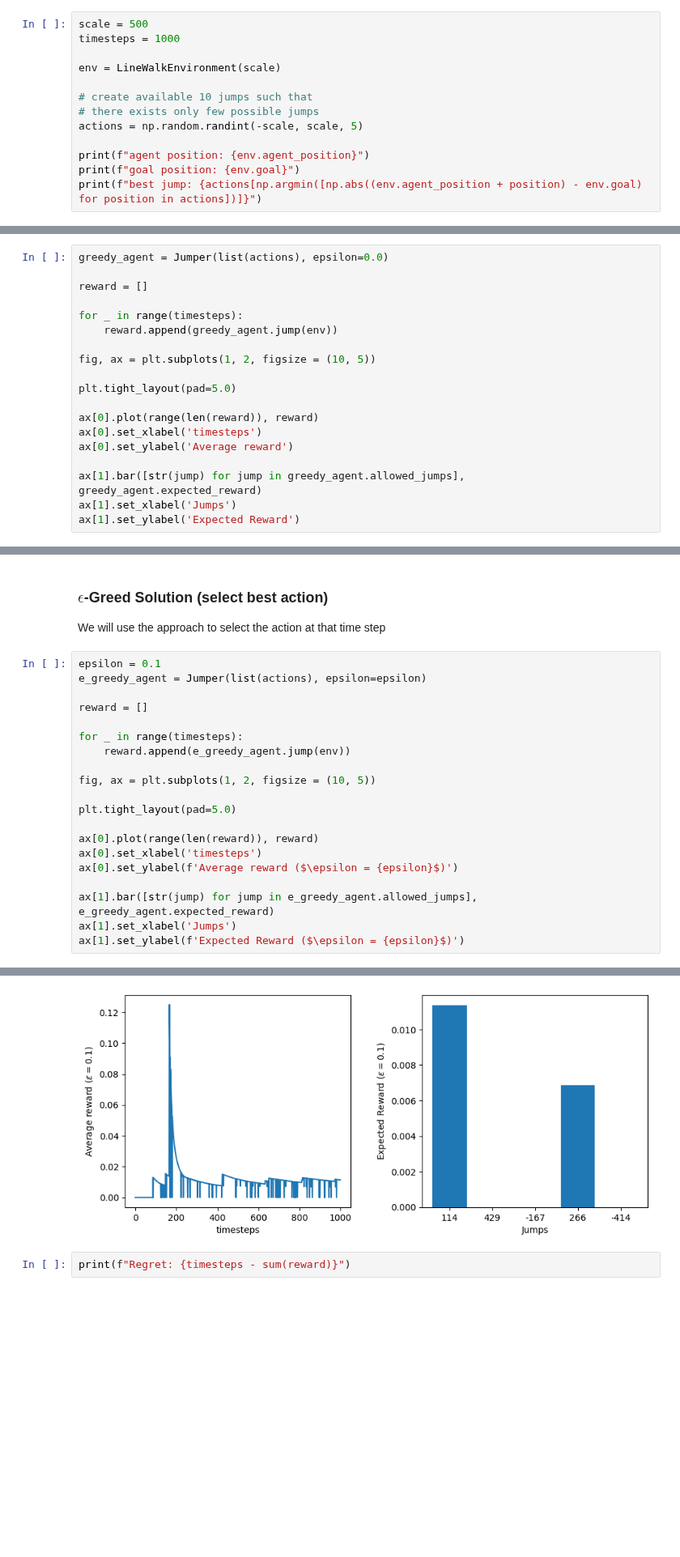
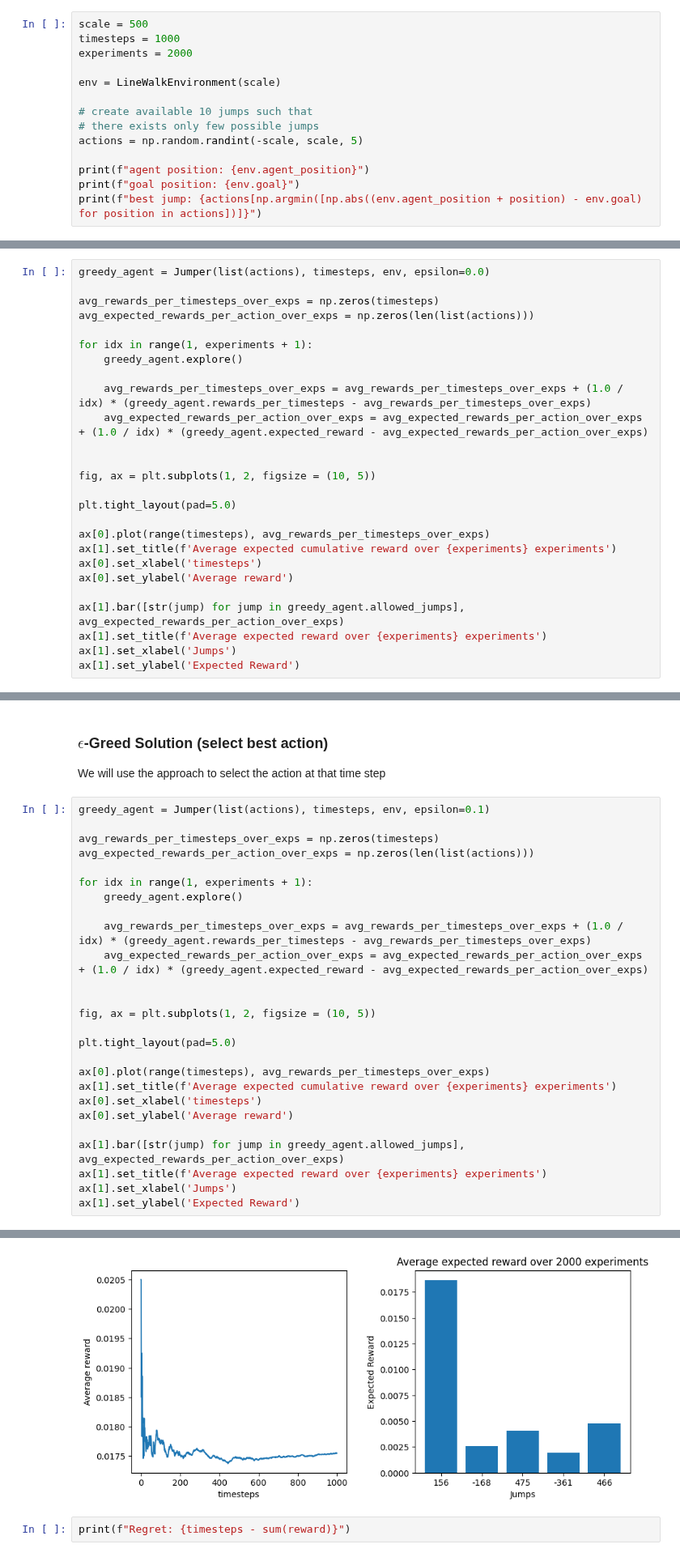
Before and after one commit to ArnolFokam/reinforcement-learning-lab, a Jupyter notebook: notebooks/multi-armed-bandits.ipynb, the cells around one changed output, grey strips where cells are left out. Shown at 81% size. Saved outputs shown, nothing was run; the diff lists cells and outputs as text; blank space fills up the shorter version.

Commit message:
add experiments

```diff
--- a/notebooks/multi-armed-bandits.ipynb
+++ b/notebooks/multi-armed-bandits.ipynb
@@ -117,6 +118,7 @@ Let us train our agent to find the best direction to walk through the path towar
 # %%
 scale = 500
 timesteps = 1000
+experiments = 2000
 
 env = LineWalkEnvironment(scale)
 
@@ -136,22 +138,29 @@ best jump: -9
 
 We will use the approach to select the action at that time step
 # %%
-greedy_agent = Jumper(list(actions), epsilon=0.0)
+greedy_agent = Jumper(list(actions), timesteps, env, epsilon=0.0)
 
-reward = []
+avg_rewards_per_timesteps_over_exps = np.zeros(timesteps)
+avg_expected_rewards_per_action_over_exps = np.zeros(len(list(actions)))
 
-for _ in range(timesteps):
-    reward.append(greedy_agent.jump(env))
+for idx in range(1, experiments + 1):
+    greedy_agent.explore()
+
+    avg_rewards_per_timesteps_over_exps = avg_rewards_per_timesteps_over_exps + (1.0 / idx) * (greedy_agent.rewards_per_timesteps - avg_rewards_per_timesteps_over_exps)
+    avg_expected_rewards_per_action_over_exps = avg_expected_rewards_per_action_over_exps + (1.0 / idx) * (greedy_agent.expected_reward - avg_expected_rewards_per_action_over_exps)
+
 
 fig, ax = plt.subplots(1, 2, figsize = (10, 5))
 
 plt.tight_layout(pad=5.0)
 
-ax[0].plot(range(len(reward)), reward)
+ax[0].plot(range(timesteps), avg_rewards_per_timesteps_over_exps)
+ax[1].set_title(f'Average expected cumulative reward over {experiments} experiments')
 ax[0].set_xlabel('timesteps')
 ax[0].set_ylabel('Average reward')
 
-ax[1].bar([str(jump) for jump in greedy_agent.allowed_jumps], greedy_agent.expected_reward)
+ax[1].bar([str(jump) for jump in greedy_agent.allowed_jumps], avg_expected_rewards_per_action_over_exps)
+ax[1].set_title(f'Average expected reward over {experiments} experiments')
 ax[1].set_xlabel('Jumps')
 ax[1].set_ylabel('Expected Reward')
 # %% [output]
@@ -166,23 +175,29 @@ Regret: 995.9416645409254
 
 We will use the approach to select the action at that time step
 # %%
-epsilon = 0.1
-e_greedy_agent = Jumper(list(actions), epsilon=epsilon)
+greedy_agent = Jumper(list(actions), timesteps, env, epsilon=0.1)
 
-reward = []
+avg_rewards_per_timesteps_over_exps = np.zeros(timesteps)
+avg_expected_rewards_per_action_over_exps = np.zeros(len(list(actions)))
 
-for _ in range(timesteps):
-    reward.append(e_greedy_agent.jump(env))
+for idx in range(1, experiments + 1):
+    greedy_agent.explore()
+
+    avg_rewards_per_timesteps_over_exps = avg_rewards_per_timesteps_over_exps + (1.0 / idx) * (greedy_agent.rewards_per_timesteps - avg_rewards_per_timesteps_over_exps)
+    avg_expected_rewards_per_action_over_exps = avg_expected_rewards_per_action_over_exps + (1.0 / idx) * (greedy_agent.expected_reward - avg_expected_rewards_per_action_over_exps)
+
 
 fig, ax = plt.subplots(1, 2, figsize = (10, 5))
 
 plt.tight_layout(pad=5.0)
 
-ax[0].plot(range(len(reward)), reward)
+ax[0].plot(range(timesteps), avg_rewards_per_timesteps_over_exps)
+ax[1].set_title(f'Average expected cumulative reward over {experiments} experiments')
 ax[0].set_xlabel('timesteps')
-ax[0].set_ylabel(f'Average reward ($\epsilon = {epsilon}$)')
+ax[0].set_ylabel('Average reward')
 
-ax[1].bar([str(jump) for jump in e_greedy_agent.allowed_jumps], e_greedy_agent.expected_reward)
+ax[1].bar([str(jump) for jump in greedy_agent.allowed_jumps], avg_expected_rewards_per_action_over_exps)
+ax[1].set_title(f'Average expected reward over {experiments} experiments')
 ax[1].set_xlabel('Jumps')
-ax[1].set_ylabel(f'Expected Reward ($\epsilon = {epsilon}$)')
+ax[1].set_ylabel('Expected Reward')
 # %% [output]
@@ -190,4 +205,4 @@ Text(510.4494949494949, 0.5, 'Expected Reward ($\\epsilon = 0.1$)')
-[figure, old version]
+[figure, new version]
 # %%
 print(f"Regret: {timesteps - sum(reward)}")
 # %% [output]
```
Also changed, not shown: parts of 4 cells of this notebook.
